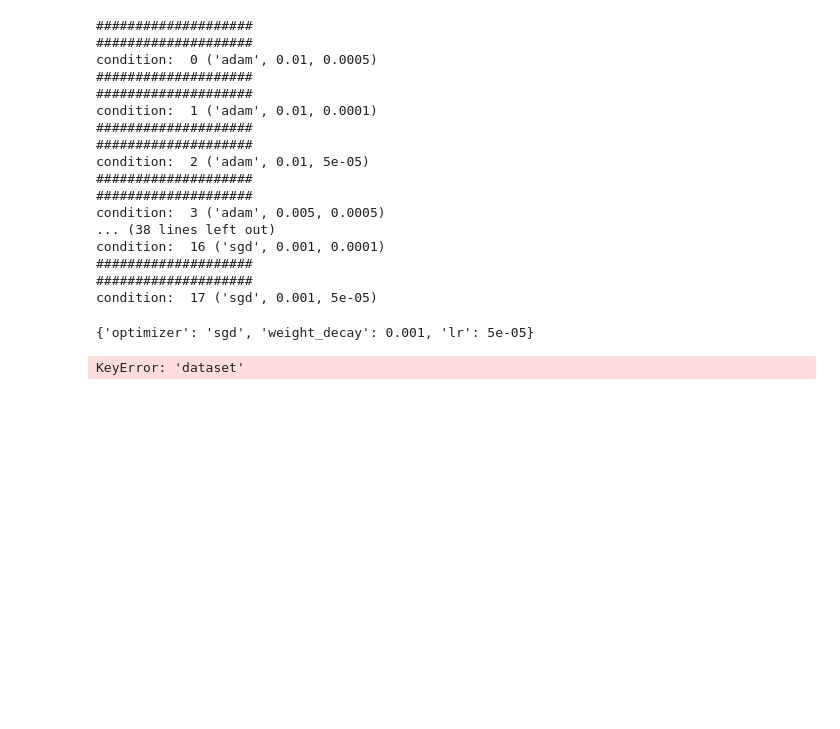
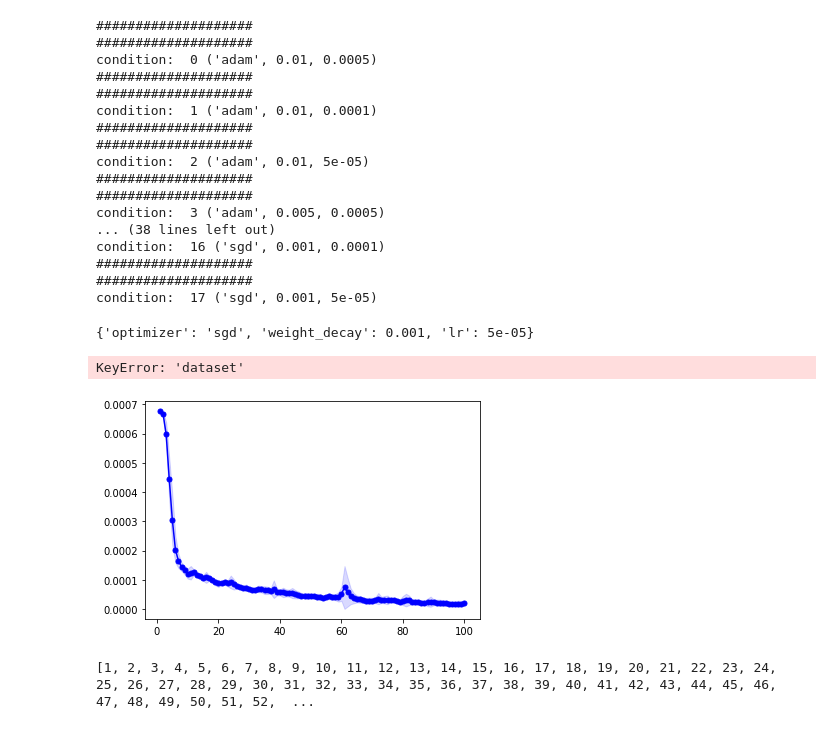
Before and after one commit to Megu-github/ECoG_CNNs, a Jupyter notebook: move_test.ipynb, the cells around one changed output. Drawn from its saved outputs; the diff is of its cells as text; code cells hidden in the pictures; blank space fills up the shorter version.

Commit message:
make mean_std file

```diff
--- a/move_test.ipynb
+++ b/move_test.ipynb
@@ -785,3 +785,74 @@ parameter_change_dict
 parameter_change_dict['dataset']
 # %% [output]
 KeyError: 'dataset'
+# %%
+import pandas as pd
+import matplotlib.pyplot as plt
+
+header_name = ('epoch', 'train_loss', 'train_acc', 'val_loss', 'val_acc')
+header_name_fold = ('fold1', 'fold2', 'fold3', 'fold4', 'fold5')
+
+df_fold1 = pd.read_csv('/home/megu/ECoG_CNNs/Result/2022-01-07_Base_Line/history_fold1.csv',
+                names=header_name)
+df_fold2 = pd.read_csv('/home/megu/ECoG_CNNs/Result/2022-01-07_Base_Line/history_fold2.csv',
+                names=header_name)
+df_fold3 = pd.read_csv('/home/megu/ECoG_CNNs/Result/2022-01-07_Base_Line/history_fold3.csv',
+                names=header_name)
+df_fold4 = pd.read_csv('/home/megu/ECoG_CNNs/Result/2022-01-07_Base_Line/history_fold4.csv',
+                names=header_name)
+df_fold5 = pd.read_csv('/home/megu/ECoG_CNNs/Result/2022-01-07_Base_Line/history_fold5.csv',
+                names=header_name)
+
+df_train_loss = pd.concat([df_fold1['train_loss'],
+                df_fold2['train_loss'],
+                df_fold3['train_loss'],
+                df_fold4['train_loss'],
+                df_fold5['train_loss']], axis=1,)
+df_train_loss.columns = header_name_fold
+
+df_train_acc = pd.concat([df_fold1['train_acc'],
+                df_fold2['train_acc'],
+                df_fold3['train_acc'],
+                df_fold4['train_acc'],
+                df_fold5['train_acc']], axis=1,)
+df_train_acc.columns = header_name_fold
+np_train_acc = df_train_acc.values
+
+df_val_loss = pd.concat([df_fold1['val_loss'],
+                df_fold2['val_loss'],
+                df_fold3['val_loss'],
+                df_fold4['val_loss'],
+                df_fold5['val_loss']], axis=1,)
+df_val_loss.columns = header_name_fold
+np_val_loss = df_val_loss.values
+
+df_val_acc = pd.concat([df_fold1['val_acc'],
+                df_fold2['val_acc'],
+                df_fold3['val_acc'],
+                df_fold4['val_acc'],
+                df_fold5['val_acc']], axis=1,)
+df_val_acc.columns = header_name_fold
+np_val_acc = df_val_acc.values
+
+df_train_loss_mean = df_train_loss.mean(axis=1)
+df_train_loss_std = df_train_loss.std(axis=1)
+
+np_train_loss_mean = df_train_loss_mean.values
+np_train_loss_std = df_train_loss_std.values
+
+train_loss_center = np_train_loss_mean
+train_loss_high = np_train_loss_mean + np_train_loss_std
+train_loss_low = np_train_loss_mean - np_train_loss_std
+
+epoch = df_fold1['epoch'].values
+
+plt.plot(epoch, train_loss_center, color='blue', marker='o', markersize=5, label='training score')
+plt.fill_between(epoch, train_loss_high, train_loss_low, alpha=0.15, color='blue')
+plt.show()
+# %% [output]
+[figure, added]
+# %%
+epoch = list(range(1, 101))
+print(epoch)
+# %% [output]
+[1, 2, 3, 4, 5, 6, 7, 8, 9, 10, 11, 12, 13, 14, 15, 16, 17, 18, 19, 20, 21, 22, 23, 24, 25, 26, 27, 28, 29, 30, 31, 32, 33, 34, 35, 36, 37, 38, 39, 40, 41, 42, 43, 44, 45, 46, 47, 48, 49, 50, 51, 52,  ...
```
Also changed, not shown: parts of 1 cell of this notebook, 43 other files.
